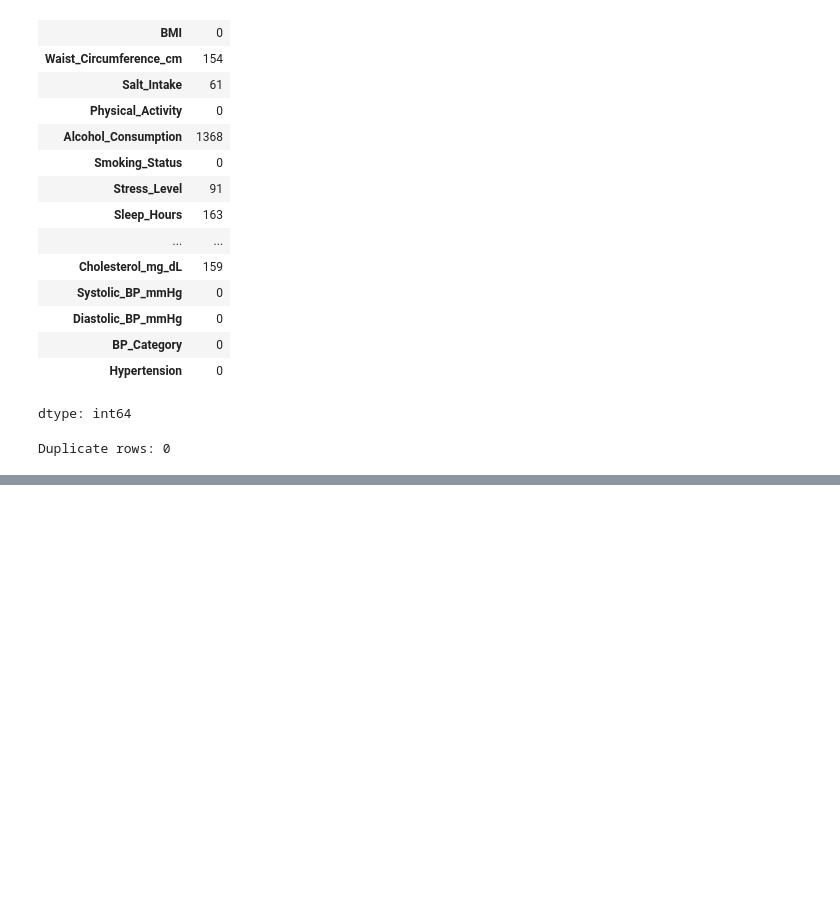
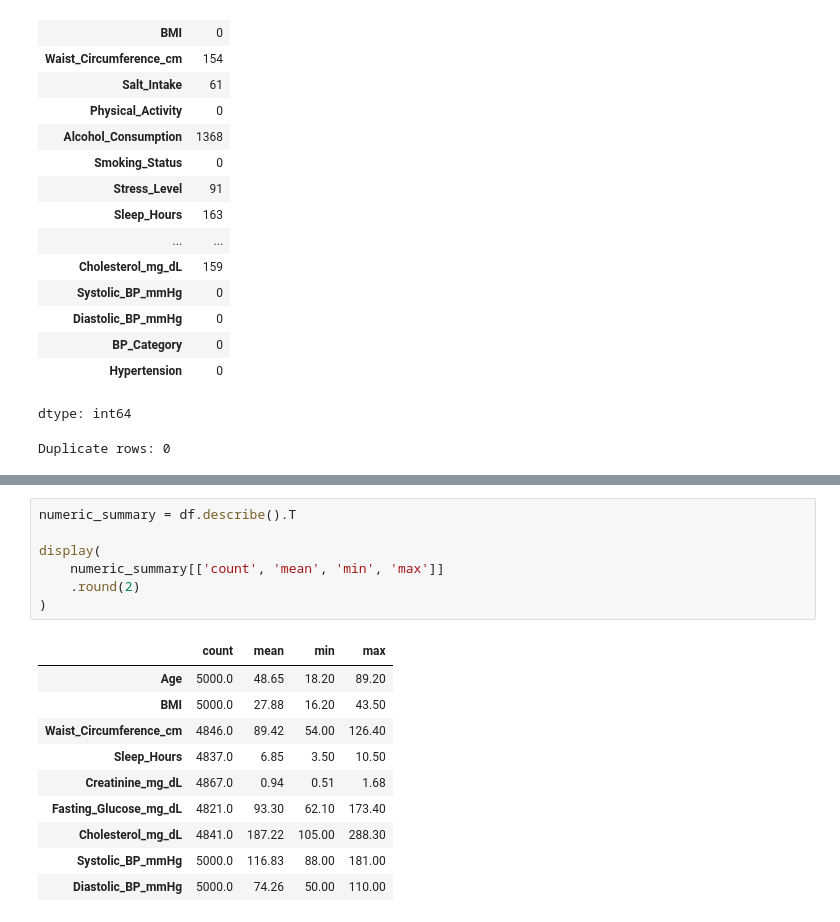
Before and after one commit to KarunaBaruwal/CMP7005-Hypertension-Analytics, a Jupyter notebook: CMP7005_Hypertension_Analysis.ipynb, the cells around one changed output, grey strips where cells are left out. Saved outputs shown, nothing was run; the diff lists cells and outputs as text; blank space fills up the shorter version.

```diff
--- a/CMP7005_Hypertension_Analysis.ipynb
+++ b/CMP7005_Hypertension_Analysis.ipynb
@@ -77,0 +147,18 @@ Duplicate rows: 0
+# %%
+numeric_summary = df.describe().T
+
+display(
+    numeric_summary[['count', 'mean', 'min', 'max']]
+    .round(2)
+)
+# %% [output]
+|  | count | mean | min | max |
+| Age | 5000.0 | 48.65 | 18.20 | 89.20 |
+| BMI | 5000.0 | 27.88 | 16.20 | 43.50 |
+| Waist_Circumference_cm | 4846.0 | 89.42 | 54.00 | 126.40 |
+| Sleep_Hours | 4837.0 | 6.85 | 3.50 | 10.50 |
+| Creatinine_mg_dL | 4867.0 | 0.94 | 0.51 | 1.68 |
+| Fasting_Glucose_mg_dL | 4821.0 | 93.30 | 62.10 | 173.40 |
+| Cholesterol_mg_dL | 4841.0 | 187.22 | 105.00 | 288.30 |
+| Systolic_BP_mmHg | 5000.0 | 116.83 | 88.00 | 181.00 |
+| Diastolic_BP_mmHg | 5000.0 | 74.26 | 50.00 | 110.00 |
```
Also changed, not shown: parts of 12 cells of this notebook.
